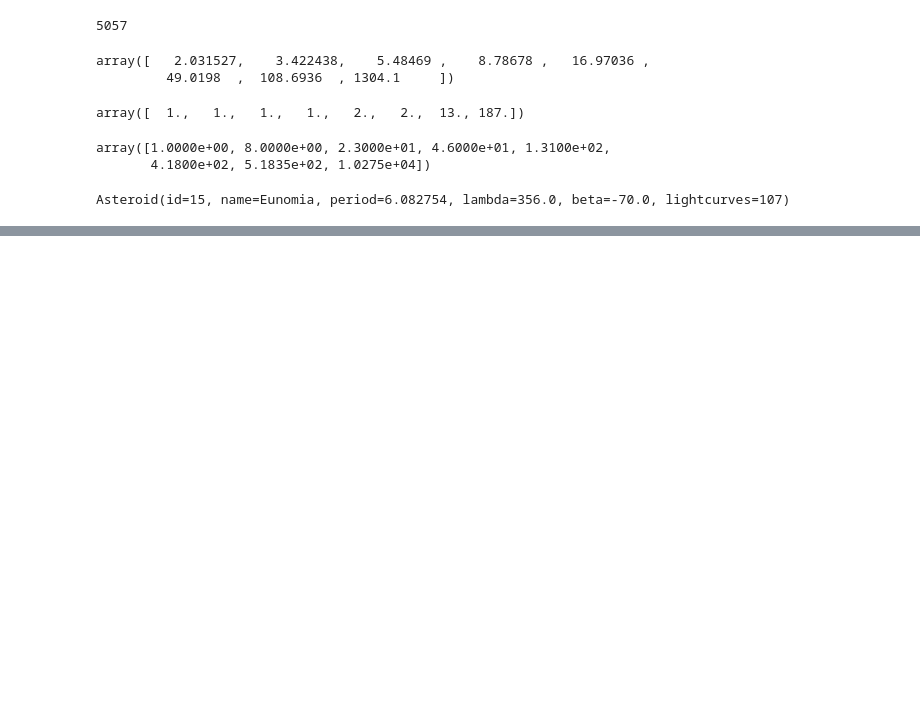
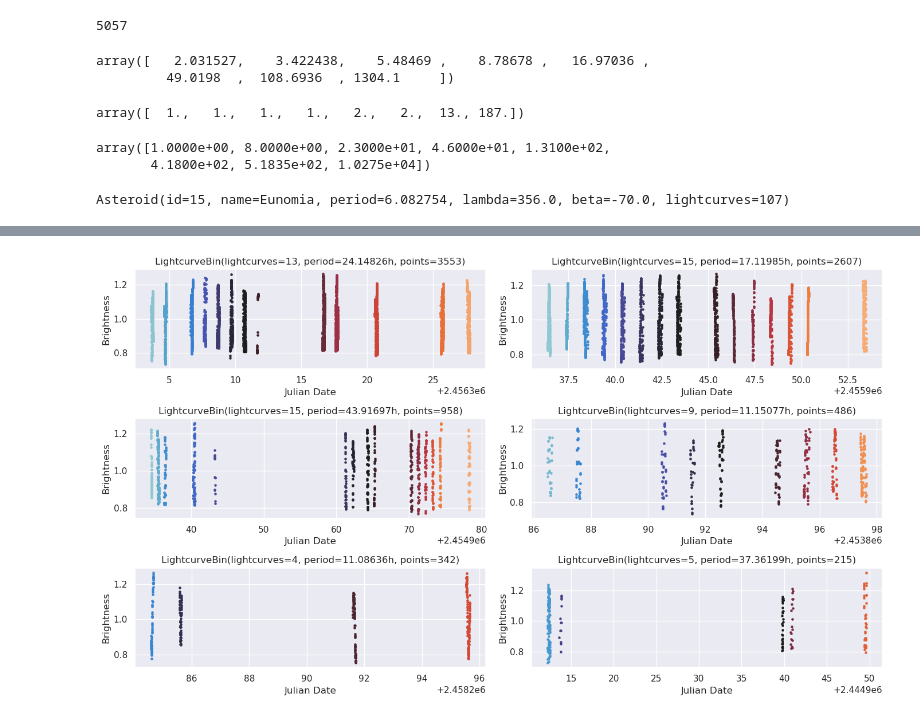
Before and after one commit to Vosloo/asteroid-lightcurves, a Jupyter notebook: notebooks/stats.ipynb, the cells around one changed output, grey strips where cells are left out. Cells and saved outputs as stored; diff of their text form; code cells hidden in the pictures; blank space fills up the shorter version.

```diff
--- a/notebooks/stats.ipynb
+++ b/notebooks/stats.ipynb
@@ -139,3 +115,7 @@ bins
+# %%
+lightcurve_plotter.plot_bins_on_grid(bins[:6])
+# %% [output]
+[figure, added]
 # %%
 _bin = bins[0]
 lightcurve_plotter.plot_lightcurves(_bin, split_plots=False)
```
Also changed, not shown: parts of 19 cells of this notebook, 1 other file.
